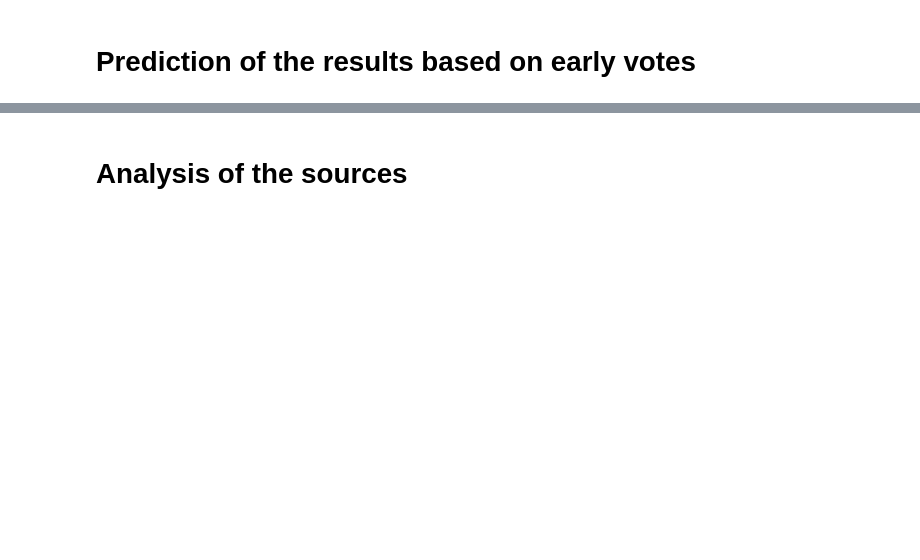
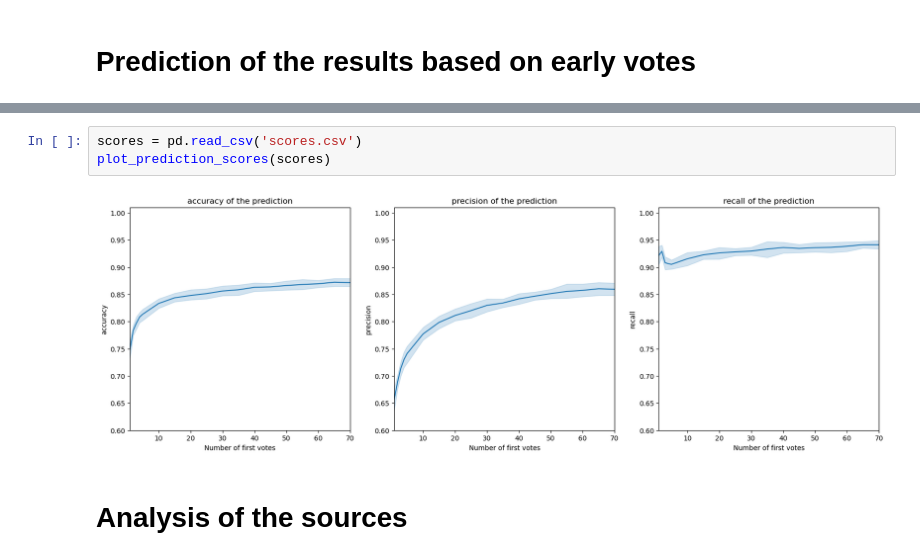
Before and after one commit to epfl-ada/ada-2023-project-abracadabra, a Jupyter notebook: time_series2.ipynb, the cells around one changed output, grey strips where cells are left out. Drawn from its saved outputs; the diff is of its cells as text; blank space fills up the shorter version.

```diff
--- a/time_series2.ipynb
+++ b/time_series2.ipynb
@@ -226,2 +163,7 @@ NameError: name 'plt' is not defined
+# %%
+scores = pd.read_csv('scores.csv')
+plot_prediction_scores(scores)
+# %% [output]
+[figure, added]
 # %% [markdown]
 # Analysis of the sources
```
Also changed, not shown: parts of 19 cells of this notebook, 6 other files.
